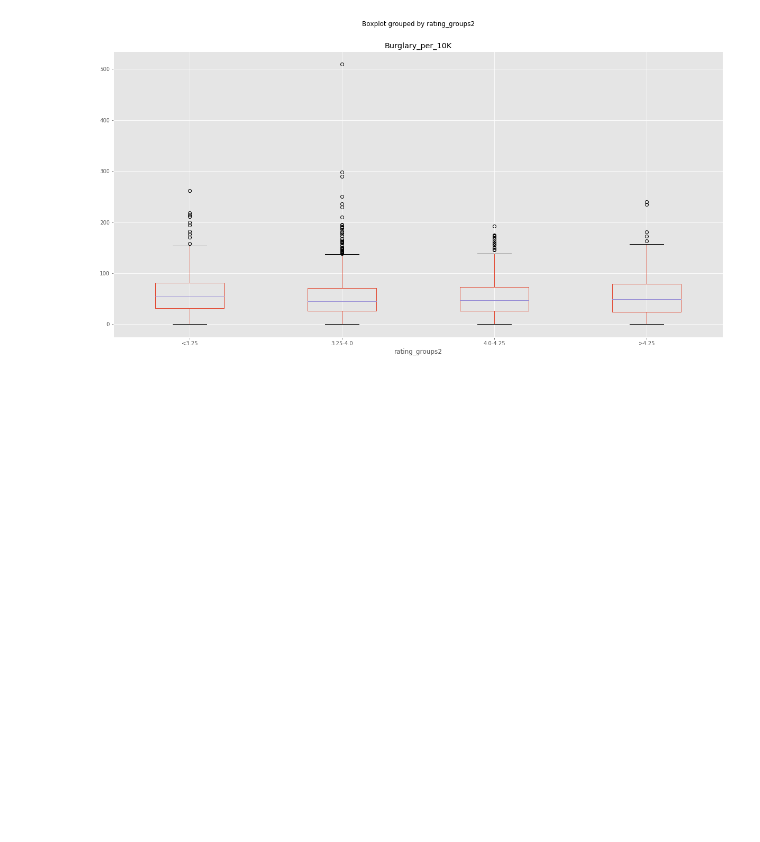
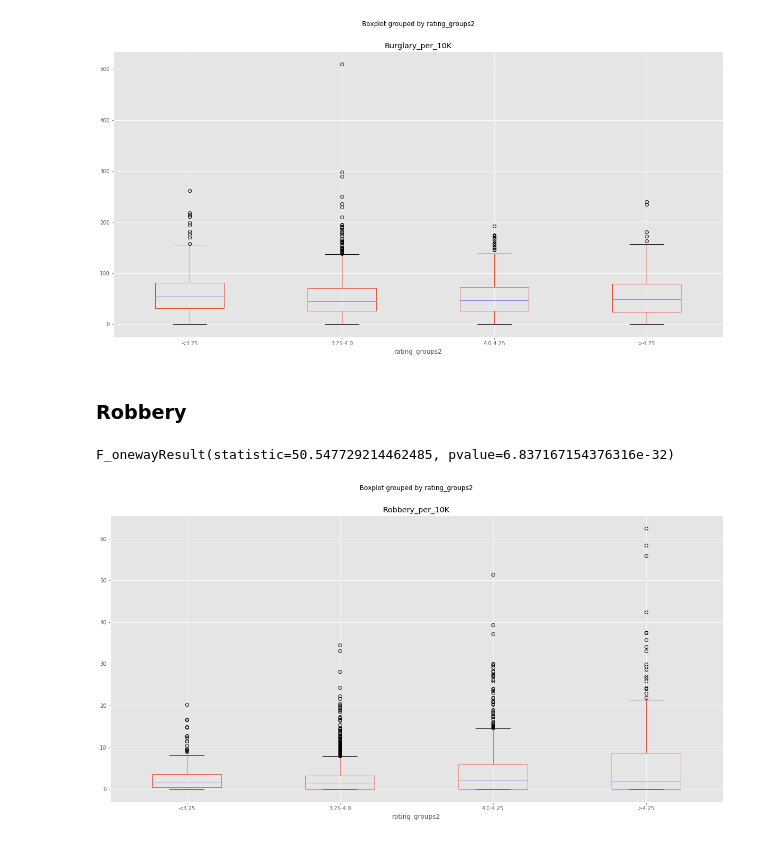
Before and after one commit to jcrossru/Rutgers_Project1, a Jupyter notebook: Statistics.ipynb, the cells around one changed output. Cells and saved outputs as stored; diff of their text form; code cells hidden in the pictures; blank space fills up the shorter version.

Commit message:
minor tweaks to Statistics

```diff
--- a/Statistics.ipynb
+++ b/Statistics.ipynb
@@ -279,0 +278,18 @@ F_onewayResult(statistic=68.60394217417092, pvalue=5.9466225616153934e-43)
+# %% [markdown]
+### Robbery
+# %%
+# Create a dictionary of groups by avg restaurant ratings and preform ANOVA
+dic6 = {}
+groups = list (yelptest_df["rating_groups2"].unique())
+for grouping in groups:
+    dic6['{0}'.format(grouping)] = yelptest_df.loc[yelptest_df["rating_groups2"]==grouping,"Robbery"]
+
+print(stats.f_oneway(dic6["<3.25"], dic6["3.25-4.0"],dic6["4.0-4.25"],dic6[">4.25"]))
+
+# Use a box polt to show crime rate by avg rating groups
+yelptest_df.boxplot("Robbery_per_10K", by="rating_groups2", figsize=(20, 10))
+plt.savefig("img_robbery_box.png")
+plt.show()
+# %% [output]
+F_onewayResult(statistic=50.547729214462485, pvalue=6.837167154376316e-32)
+[figure, added]
```
Also changed, not shown: parts of 3 cells of this notebook.
